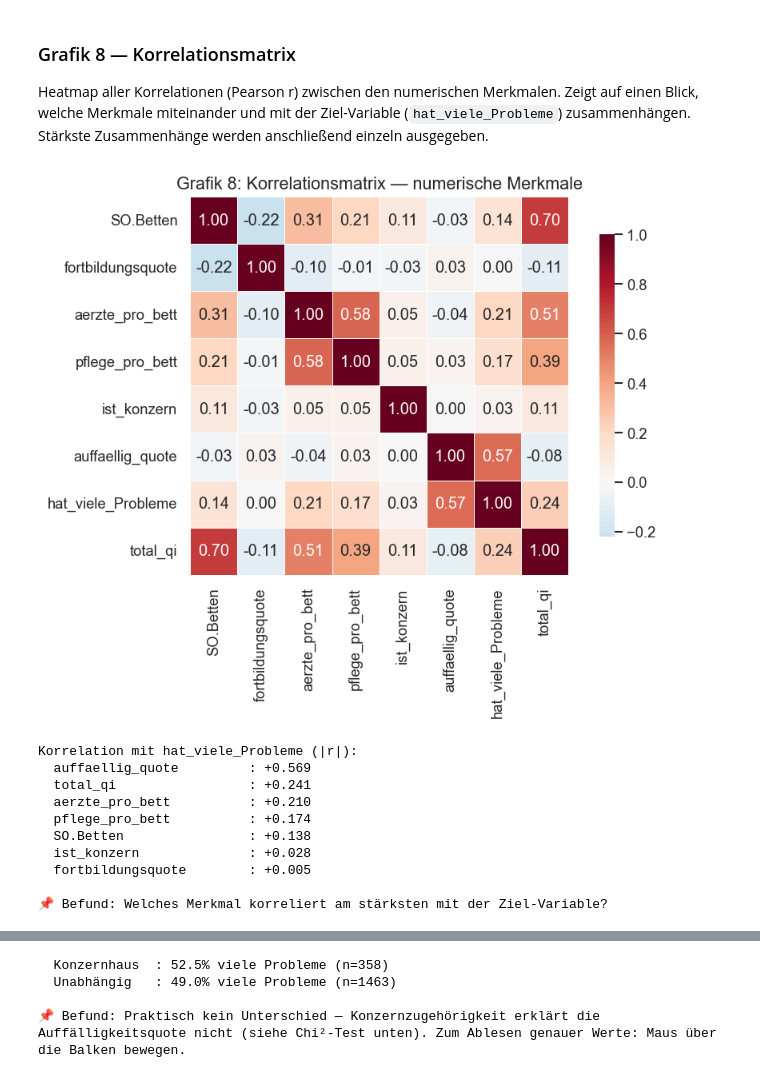
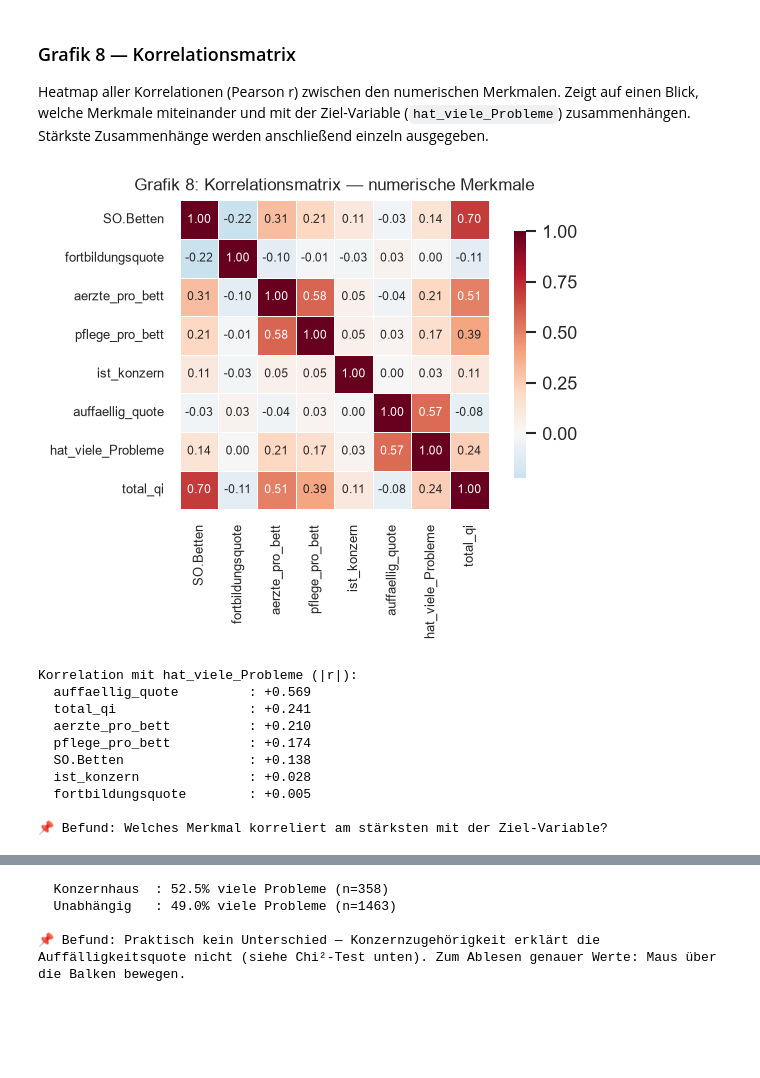
Before and after one commit to eufunk/Qualitaets_Muster_Finder, a Jupyter notebook: Notebooks/02_Analyse.ipynb, the cells around one changed output, grey strips where cells are left out. Drawn from its saved outputs; the diff is of its cells as text; code cells hidden in the pictures; blank space fills up the shorter version.

```diff
--- a/Notebooks/02_Analyse.ipynb
+++ b/Notebooks/02_Analyse.ipynb
@@ -285,10 +301,10 @@ Zwei Boxplots nebeneinander: Fortbildungsquote und Ärzte pro Bett, jeweils getr
 # %%
-# ── Grafik 5+6: Fortbildungsquote & Ärzte pro Bett (interaktiv, mit Hover) ────
-fig = make_subplots(rows=1, cols=2, subplot_titles=("Fortbildungsquote", "Ärzte pro Bett"))
+# ── Grafik 5+6: Ärzte & Pflegekräfte pro Bett (interaktiv, mit Hover) ────
+fig = make_subplots(rows=1, cols=2, subplot_titles=("Ärzte pro Bett", "Pflegekräfte pro Bett"))
 
 for col_idx, (col, label) in enumerate(zip(
-    ["fortbildungsquote", "aerzte_pro_bett"],
-    ["Fortbildungsquote", "Ärzte pro Bett"]
+    ["aerzte_pro_bett", "pflege_pro_bett"],
+    ["Ärzte pro Bett", "Pflegekräfte pro Bett"]
 ), start=1):
     for g in [0, 1]:
         fig.add_trace(go.Box(
@@ -305,9 +321,9 @@ fig.update_layout(
 )
 fig.show()
 
-for col, label in [("fortbildungsquote", "Fortbildungsquote"), ("aerzte_pro_bett", "Ärzte/Bett")]:
+for col, label in [("aerzte_pro_bett", "Ärzte/Bett"), ("pflege_pro_bett", "Pflege/Bett")]:
     m0 = df[df["hat_viele_Probleme"]==0][col].median()
     m1 = df[df["hat_viele_Probleme"]==1][col].median()
     print(f"  {label:20s}: Wenige={m0:.3f}, Viele={m1:.3f}")
-print("\n📌 Befund: Prüfen ob Fortbildungsquote oder Ärztedichte einen Unterschied zeigen. Zum Ablesen genauer Werte: Maus über die Box bewegen.")
+print("\n📌 Befund: Beide Personal-Merkmale zeigen dasselbe Muster — mehr Ärzte bzw. Pflegekräfte pro Bett bei Häusern mit vielen Problemen. Zum Ablesen genauer Werte: Maus über die Box bewegen.")
 # %% [output]
@@ -365,25 +413,26 @@ Heatmap aller Korrelationen (Pearson r) zwischen den numerischen Merkmalen. Zeig
 # %%
 # ── Grafik 8: Korrelations-Heatmap ──────────────────────────────
 num_cols = ["SO.Betten", "fortbildungsquote", "aerzte_pro_bett", "pflege_pro_bett",
             "ist_konzern", "auffaellig_quote", "hat_viele_Probleme", "total_qi"]
 corr = df[num_cols].corr()
 
-fig, ax = plt.subplots(figsize=(8, 6))
+fig, ax = plt.subplots(figsize=(5.5, 4.2))
 sns.heatmap(corr, annot=True, fmt=".2f", cmap="RdBu_r", center=0,
             square=True, linewidths=0.5, ax=ax,
-            cbar_kws={"shrink": 0.8})
-ax.set_title("Grafik 8: Korrelationsmatrix — numerische Merkmale")
+            annot_kws={"size": 7}, cbar_kws={"shrink": 0.8})
+ax.tick_params(labelsize=8)
+ax.set_title("Grafik 8: Korrelationsmatrix — numerische Merkmale", fontsize=10)
 plt.tight_layout()
 plt.show()
 
 # Stärkste Korrelation mit Ziel-Variable
 target_corr = corr["hat_viele_Probleme"].drop("hat_viele_Probleme").abs().sort_values(ascending=False)
 print("\nKorrelation mit hat_viele_Probleme (|r|):")
 for col, val in target_corr.items():
     print(f"  {col:25s}: {corr.loc[col,'hat_viele_Probleme']:+.3f}")
 print("\n📌 Befund: Welches Merkmal korreliert am stärksten mit der Ziel-Variable?")
 # %% [output]
-[figure, old version]
+[figure, new version]
 Korrelation mit hat_viele_Probleme (|r|):
   auffaellig_quote         : +0.569
   total_qi                 : +0.241
```
Also changed, not shown: parts of 26 cells of this notebook, 33 other files.
